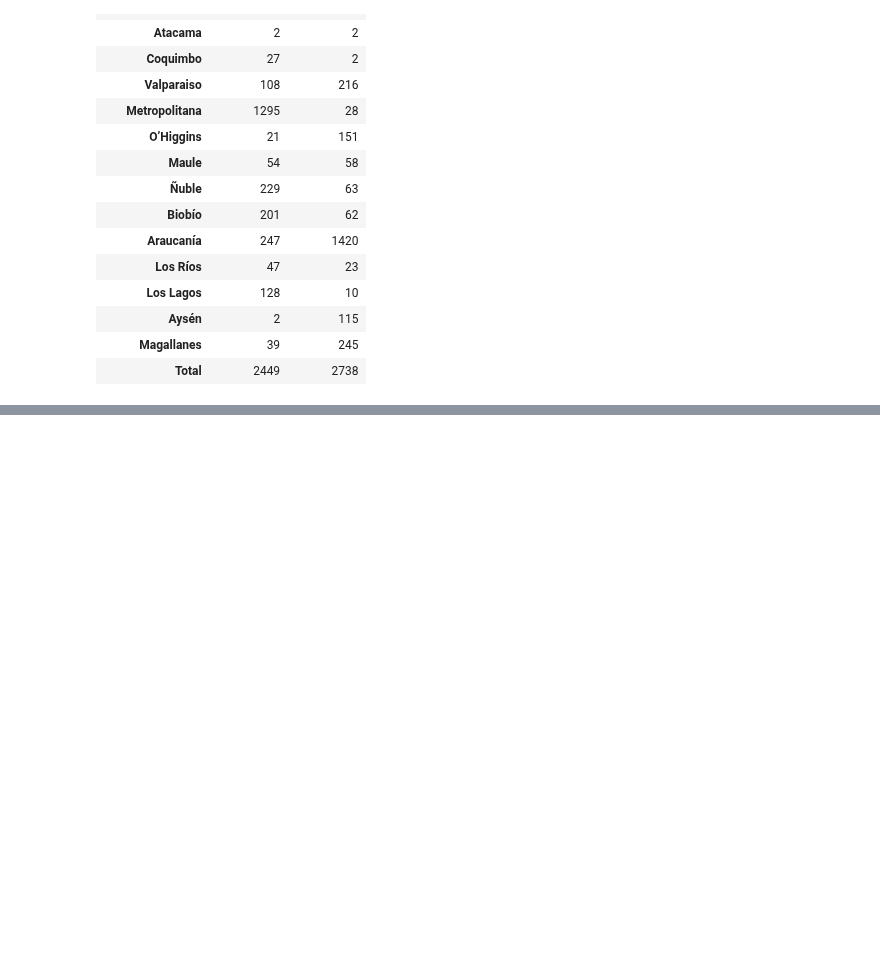
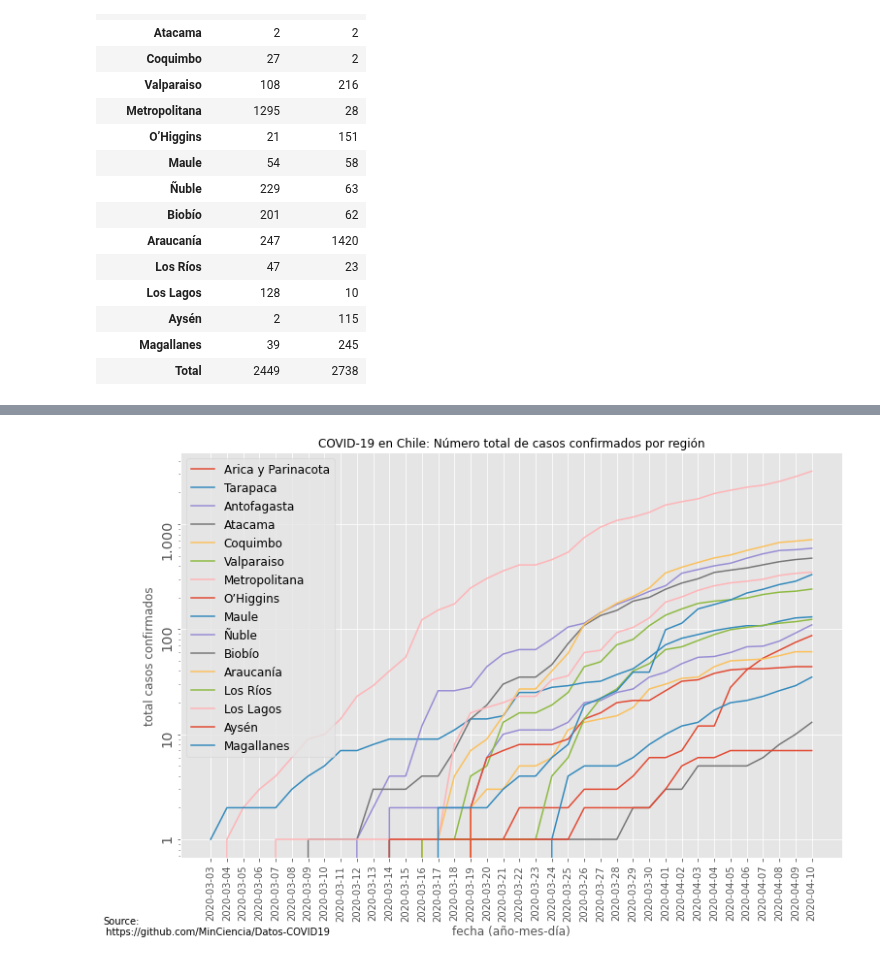
Before and after one commit to alonsosilvaallende/COVID-19, a Jupyter notebook: COVID_19_Chile_Total_Casos_Confirmados_por_Region.ipynb, the cells around one changed output, grey strips where cells are left out. Cells and saved outputs as stored; diff of their text form; code cells hidden in the pictures; blank space fills up the shorter version.

```diff
--- a/COVID_19_Chile_Total_Casos_Confirmados_por_Region.ipynb
+++ b/COVID_19_Chile_Total_Casos_Confirmados_por_Region.ipynb
@@ -35,16 +17,0 @@ files.download("2020-04-08-COVID-19-Chile-Casos-Confirmados.png")
-# %%
-fig, ax = plt.subplots(figsize=(10,7))
-for region in data_raw.index:
-  ax.plot(data_raw.keys(), data_raw.loc[region], label=region)
-ax.tick_params(labelrotation=90)
-fig.tight_layout()
-plt.annotate('Source:\n https://github.com/MinCiencia/Datos-COVID19', (0,0), (-80,-60), fontsize=10, xycoords='axes fraction', textcoords='offset points', va='top')
-
-ax.set_yscale("log")
-ax.set_yticks([1, 10, 100,1000])
-ax.set_yticklabels(['1', '10', '100', '1.000'], fontsize='x-large')
-ax.set_title(f'COVID-19 en Chile: Número total de casos confirmados por región', fontsize='large')
-ax.set_xlabel(f'fecha (año-mes-día)', fontsize='large')
-ax.set_ylabel(f'total casos confirmados', fontsize='large')
-plt.legend(fontsize='large')
-plt.show()
@@ -96,0 +40,2 @@ data_raw[['2020-04-07', '2020-04-08']]
+# %%
+data_raw = data_raw.drop(columns='2020-03-31')
@@ -96,0 +59,18 @@ data_raw[['2020-04-07', '2020-04-08']]
+# %%
+fig, ax = plt.subplots(figsize=(10,7))
+for region in data_raw.index[:-1]:
+  ax.plot(data_raw.keys(), data_raw.loc[region], label=region)
+ax.tick_params(labelrotation=90)
+fig.tight_layout()
+plt.annotate('Source:\n https://github.com/MinCiencia/Datos-COVID19', (0,0), (-80,-60), fontsize=10, xycoords='axes fraction', textcoords='offset points', va='top')
+
+ax.set_yscale("log")
+ax.set_yticks([1, 10, 100,1000])
+ax.set_yticklabels(['1', '10', '100', '1.000'], fontsize='x-large')
+ax.set_title(f'COVID-19 en Chile: Número total de casos confirmados por región', fontsize='large')
+ax.set_xlabel(f'fecha (año-mes-día)', fontsize='large')
+ax.set_ylabel(f'total casos confirmados', fontsize='large')
+plt.legend(fontsize='large')
+plt.show()
+# %% [output]
+[figure, added]
```
Also changed, not shown: parts of 6 cells of this notebook.
